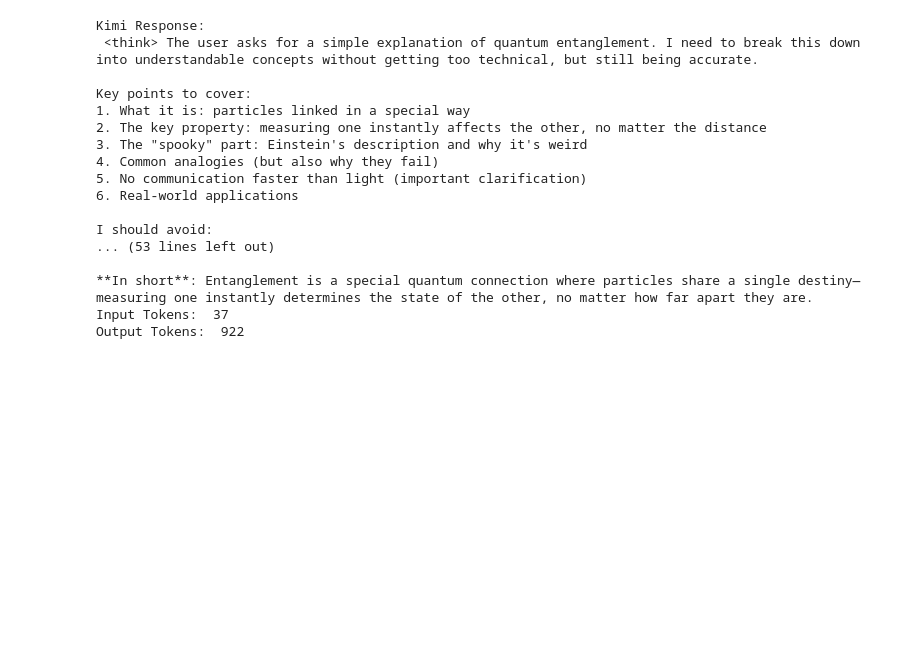
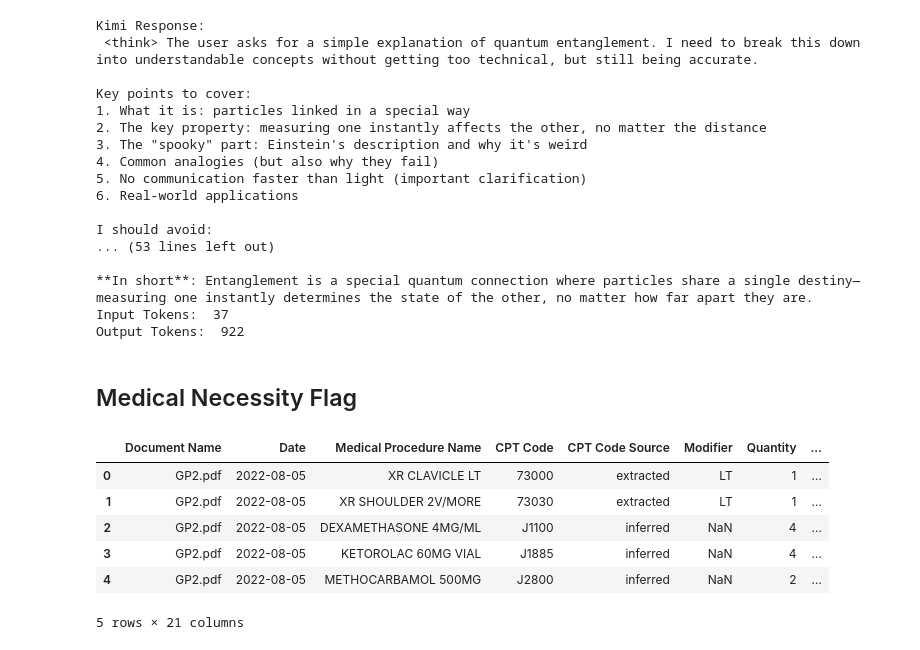
Before and after one commit to yesh-doclens/MBR-streamlit, a Jupyter notebook: demo.ipynb, the cells around one changed output. Cells and saved outputs as stored; diff of their text form; code cells hidden in the pictures; blank space fills up the shorter version.

Commit message:
Adding necessity flag

```diff
--- a/demo.ipynb
+++ b/demo.ipynb
@@ -464,3 +464,18 @@ I should avoid:
 **In short**: Entanglement is a special quantum connection where particles share a single destiny—measuring one instantly determines the state of the other, no matter how far apart they are.
 Input Tokens:  37
 Output Tokens:  922
+# %% [markdown]
+## Medical Necessity Flag
+# %%
+import pandas as pd
+
+data = pd.read_csv("cache/dataframe/ae52691527d1858df32f93975ceaa2be.csv")
+data.head()
+# %% [output]
+|  | Document Name | Date | Medical Procedure Name | CPT Code | CPT Code Source | Modifier | Quantity | ... |
+| 0 | GP2.pdf | 2022-08-05 | XR CLAVICLE LT | 73000 | extracted | LT | 1 | ... |
+| 1 | GP2.pdf | 2022-08-05 | XR SHOULDER 2V/MORE | 73030 | extracted | LT | 1 | ... |
+| 2 | GP2.pdf | 2022-08-05 | DEXAMETHASONE 4MG/ML | J1100 | inferred | NaN | 4 | ... |
+| 3 | GP2.pdf | 2022-08-05 | KETOROLAC 60MG VIAL | J1885 | inferred | NaN | 4 | ... |
+| 4 | GP2.pdf | 2022-08-05 | METHOCARBAMOL 500MG | J2800 | inferred | NaN | 2 | ... |
+5 rows × 21 columns
```
Also changed, not shown: parts of 19 cells of this notebook, 11 other files.
